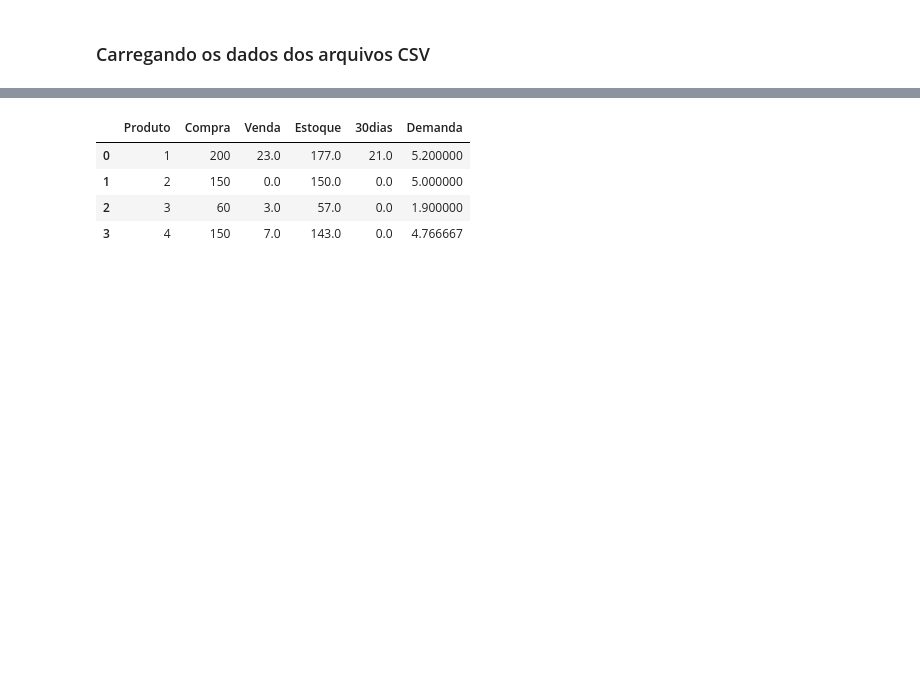
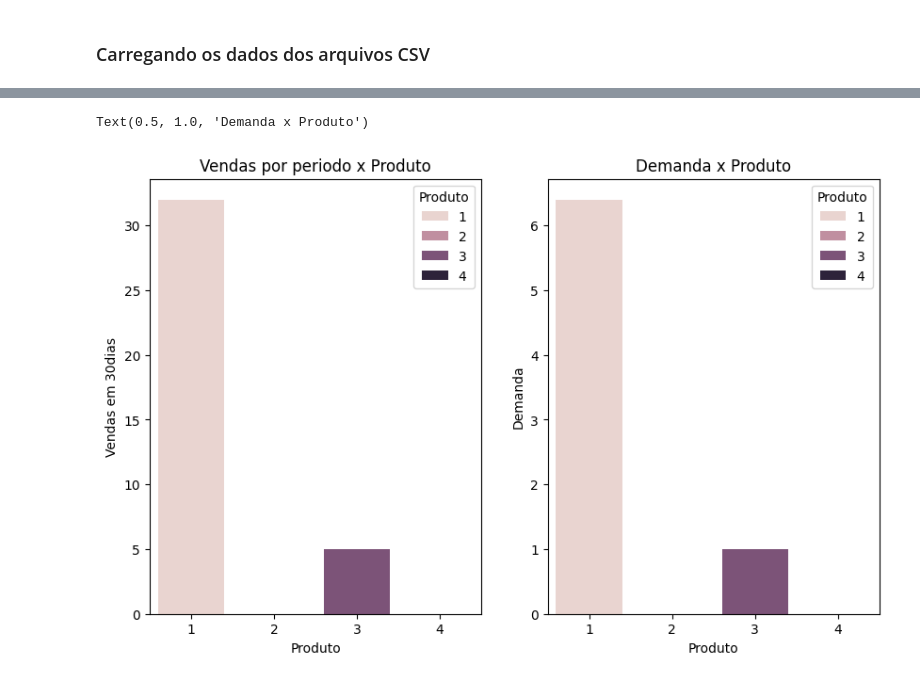
Before and after one commit to gilmarbljr/DataScience, a Jupyter notebook: Controle_de_Estoque/dados_demanda.ipynb, the cells around one changed output, grey strips where cells are left out. Drawn from its saved outputs; the diff is of its cells as text; code cells hidden in the pictures; blank space fills up the shorter version.

```diff
--- a/Controle_de_Estoque/dados_demanda.ipynb
+++ b/Controle_de_Estoque/dados_demanda.ipynb
@@ -24,2 +39,3 @@ periodo = 30
 # %%
-df_vendas['Dias'] = (pd.Timestamp.today() - df_vendas['Data']).dt.days
+vendas_periodo = df_vendas[(pd.Timestamp.today() - df_vendas['Data']).dt.days < periodo].groupby(['Produto'])['Venda'].sum().reset_index().rename(columns={'Venda':'30dias'})
+vendas_periodo
@@ -26,3 +45,0 @@ df_vendas['Dias'] = (pd.Timestamp.today() - df_vendas['Data']).dt.days
-# %%
-vendas_periodo = df_vendas[df_vendas['Dias'] < periodo].groupby(['Produto'])['Venda'].sum().reset_index().rename(columns={'Venda':'30dias'})
-vendas_periodo
@@ -32,4 +46,11 @@ vendas_periodo
 # %%
 df_resume = df_estoque.merge(vendas_periodo, on='Produto', how='left')
 df_resume['30dias'] = df_resume['30dias'].replace(np.NAN, 0)
-df_resume['Demanda'] = (df_resume['Estoque'] - df_resume['30dias']) / periodo
+df_resume['Demanda'] = df_resume['30dias'] / periodo
+df_resume['Desvio'] = df_vendas.groupby(['Produto'])['Venda'].std().reset_index()['Venda']
+df_resume['Desvio'] = df_resume['Desvio'].replace(np.NAN, 0)
+df_resume['Reserva'] = st.norm.ppf(confianca) * np.sqrt(df_resume['Desvio'].pow(2)  * lead_time + (df_resume['Demanda'].pow(2)))
+df_resume['Minimo'] = df_resume['Demanda'] * lead_time + df_resume['Reserva']
+df_resume['Maximo'] = (df_resume['Demanda'] + df_resume['Reserva']) * lead_time
+
+df_resume
@@ -36,8 +63,13 @@ df_resume['Demanda'] = (df_resume['Estoque'] - df_resume['30dias']) / periodo
-# %%
-df_resume
-# %% [output]
-|  | Produto | Compra | Venda | Estoque | 30dias | Demanda |
-| 0 | 1 | 200 | 23.0 | 177.0 | 21.0 | 5.200000 |
-| 1 | 2 | 150 | 0.0 | 150.0 | 0.0 | 5.000000 |
-| 2 | 3 | 60 | 3.0 | 57.0 | 0.0 | 1.900000 |
-| 3 | 4 | 150 | 7.0 | 143.0 | 0.0 | 4.766667 |
+# %%
+plt.figure(figsize=[10,6])
+plt.subplot(1,2,1)
+sns.barplot(data=df_resume,x='Produto',y='30dias', hue='Produto')
+plt.ylabel('Vendas em 30dias')
+plt.title('Vendas por periodo x Produto')
+
+plt.subplot(1,2,2)
+sns.barplot(data=df_resume,x='Produto',y='Demanda', hue='Produto')
+plt.title('Demanda x Produto')
+# %% [output]
+Text(0.5, 1.0, 'Demanda x Produto')
+[figure, added]
```
Also changed, not shown: parts of 10 cells of this notebook, 2 other files.
